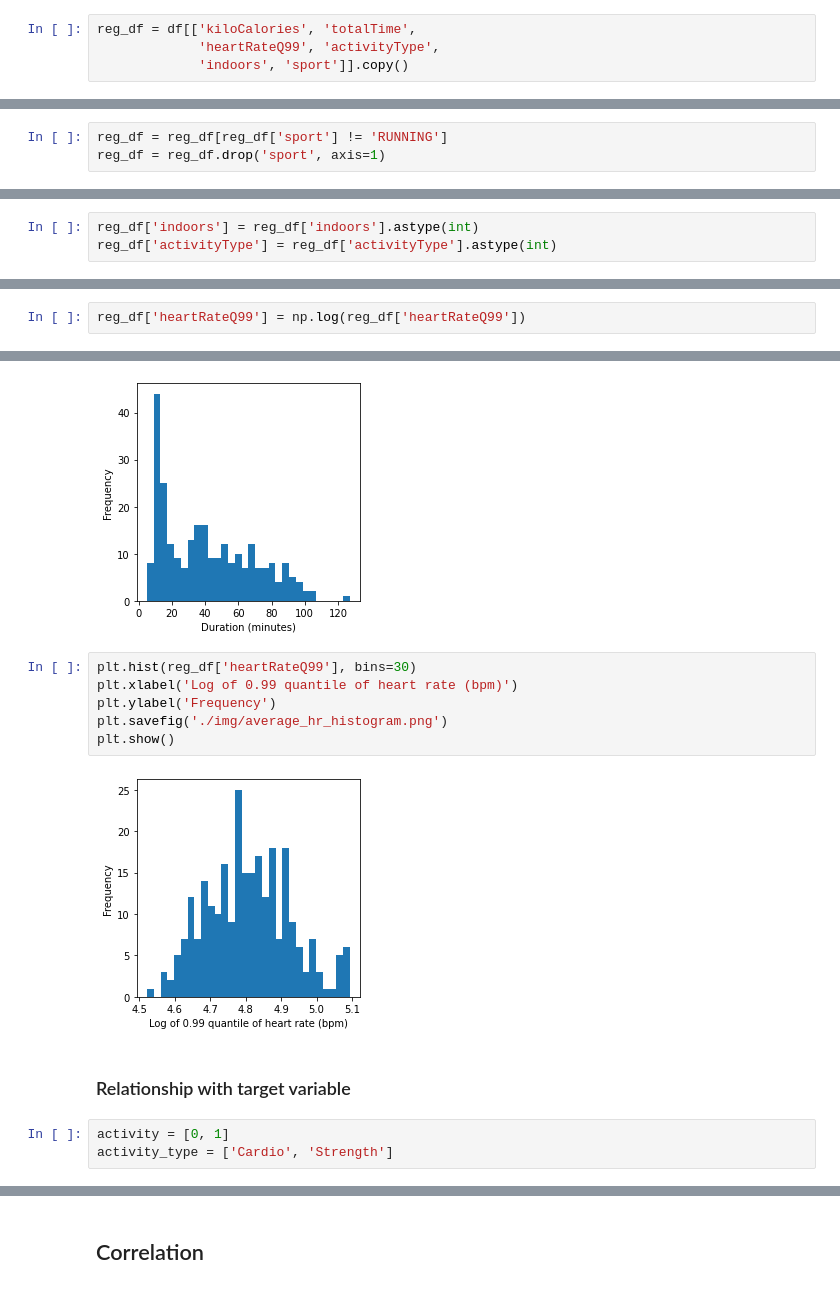
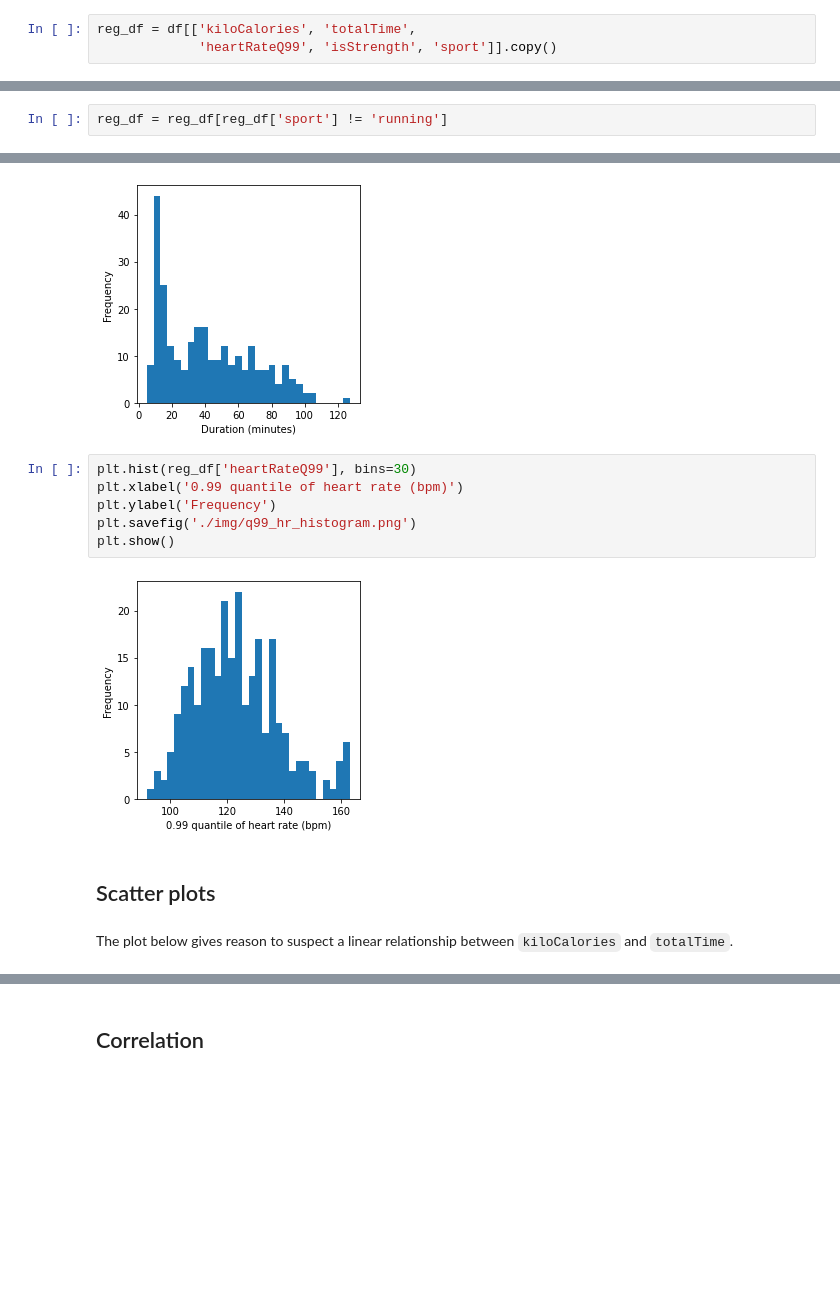
Before and after one commit to besiobu/data-science-portfolio, a Jupyter notebook: polar/Polar.ipynb, the cells around one changed output, grey strips where cells are left out. Saved outputs shown, nothing was run; the diff lists cells and outputs as text; blank space fills up the shorter version.

```diff
--- a/polar/Polar.ipynb
+++ b/polar/Polar.ipynb
@@ -515,5 +545,4 @@ plt.show()
 Now we proceed to build a regression model to predict `kiloCalories` burned during a workout. First we create a subset of the original data.
 # %%
 reg_df = df[['kiloCalories', 'totalTime',
-             'heartRateQ99', 'activityType',
-             'indoors', 'sport']].copy()
+             'heartRateQ99', 'isStrength', 'sport']].copy()
@@ -522,3 +560,2 @@ We remove the rows where `sport` is `RUNNING` because there were only two workou
 # %%
-reg_df = reg_df[reg_df['sport'] != 'RUNNING']
-reg_df = reg_df.drop('sport', axis=1)
+reg_df = reg_df[reg_df['sport'] != 'running']
@@ -527,6 +562,3 @@ We convert binary features to integers for statsmodels.
-# %%
-reg_df['indoors'] = reg_df['indoors'].astype(int)
-reg_df['activityType'] = reg_df['activityType'].astype(int)
 # %% [markdown]
 ### Outliers
 # %% [markdown]
@@ -557,2 +586,0 @@ We apply the log transform to `heartRateQ99` hoping to reduce variance.
-# %%
-reg_df['heartRateQ99'] = np.log(reg_df['heartRateQ99'])
@@ -578,14 +604,13 @@ plt.show()
 [figure]
 # %%
 plt.hist(reg_df['heartRateQ99'], bins=30)
-plt.xlabel('Log of 0.99 quantile of heart rate (bpm)')
+plt.xlabel('0.99 quantile of heart rate (bpm)')
 plt.ylabel('Frequency')
-plt.savefig('./img/average_hr_histogram.png')
+plt.savefig('./img/q99_hr_histogram.png')
 plt.show()
 # %% [output]
-[figure, old version]
+[figure, new version]
-# %% [markdown]
-### Relationship with target variable
-# %%
-activity = [0, 1]
-activity_type = ['Cardio', 'Strength']
+# %% [markdown]
+## Scatter plots
+# %% [markdown]
+The plot below gives reason to suspect a linear relationship between `kiloCalories` and `totalTime`.
```
Also changed, not shown: parts of 99 cells of this notebook, 17 other files.
